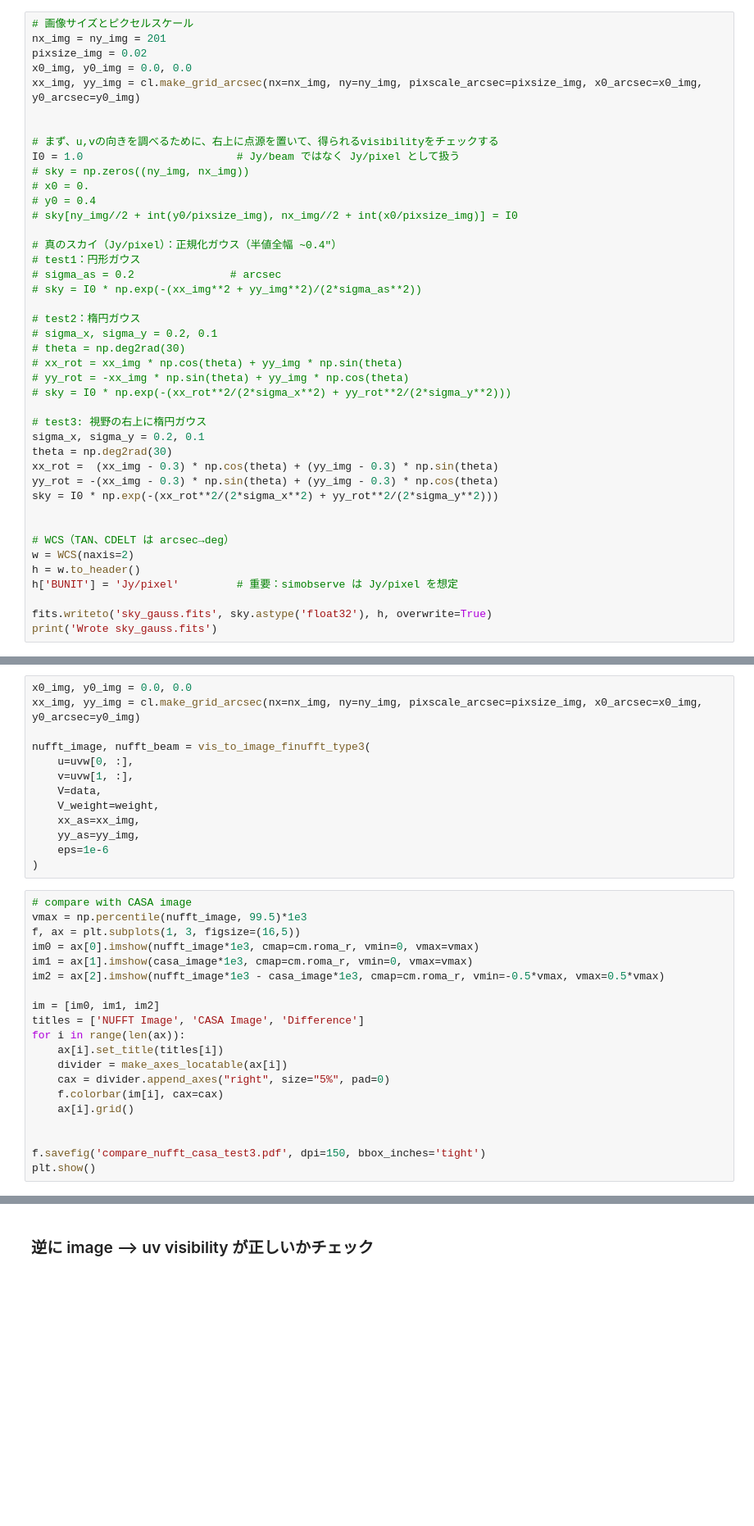
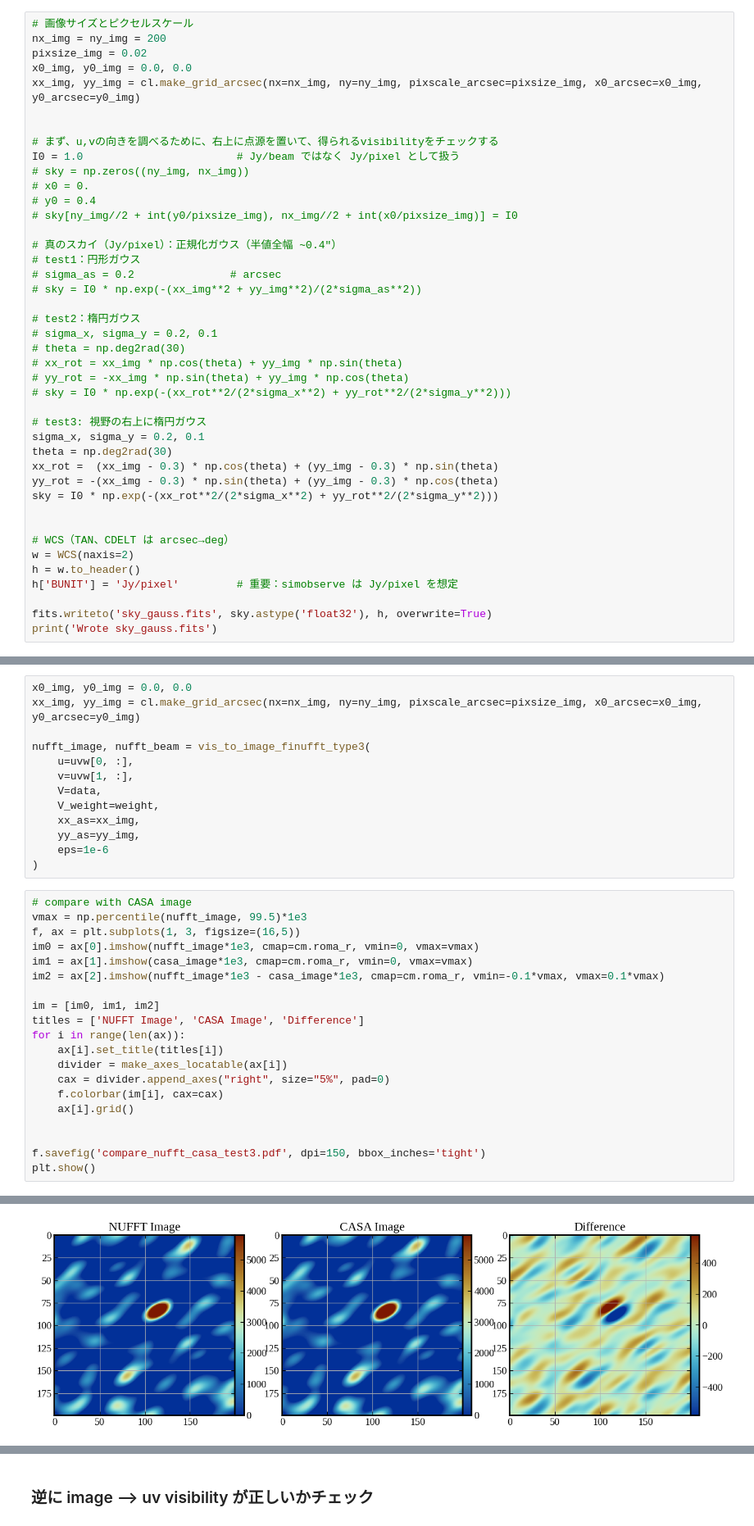
Before and after one commit to tjtakys/glint, a Jupyter notebook: examples/test_imaging/test_imaging.ipynb, the cells around one changed output, grey strips where cells are left out. Shown at 82% size. Saved outputs shown, nothing was run; the diff lists cells and outputs as text; blank space fills up the shorter version.

```diff
--- a/examples/test_imaging/test_imaging.ipynb
+++ b/examples/test_imaging/test_imaging.ipynb
@@ -64,7 +64,7 @@ plt.rcParams['ytick.right'] = True          # 右部に目盛り線を描くか
 ### 適当な輝度分布を仮定
 # %%
 # 画像サイズとピクセルスケール
-nx_img = ny_img = 201
+nx_img = ny_img = 200
 pixsize_img = 0.02
 x0_img, y0_img = 0.0, 0.0
 xx_img, yy_img = cl.make_grid_arcsec(nx=nx_img, ny=ny_img, pixscale_arcsec=pixsize_img, x0_arcsec=x0_img, y0_arcsec=y0_img)
@@ -386,7 +440,7 @@ vmax = np.percentile(nufft_image, 99.5)*1e3
 f, ax = plt.subplots(1, 3, figsize=(16,5))
 im0 = ax[0].imshow(nufft_image*1e3, cmap=cm.roma_r, vmin=0, vmax=vmax)
 im1 = ax[1].imshow(casa_image*1e3, cmap=cm.roma_r, vmin=0, vmax=vmax)
-im2 = ax[2].imshow(nufft_image*1e3 - casa_image*1e3, cmap=cm.roma_r, vmin=-0.5*vmax, vmax=0.5*vmax)
+im2 = ax[2].imshow(nufft_image*1e3 - casa_image*1e3, cmap=cm.roma_r, vmin=-0.1*vmax, vmax=0.1*vmax)
 
 im = [im0, im1, im2]
 titles = ['NUFFT Image', 'CASA Image', 'Difference']
@@ -405,3 +458,4 @@ NameError: name 'casa_image' is not defined
+[figure, added]
 # %%
 # import numpy as np
 
```
Also changed, not shown: parts of 16 cells of this notebook.
